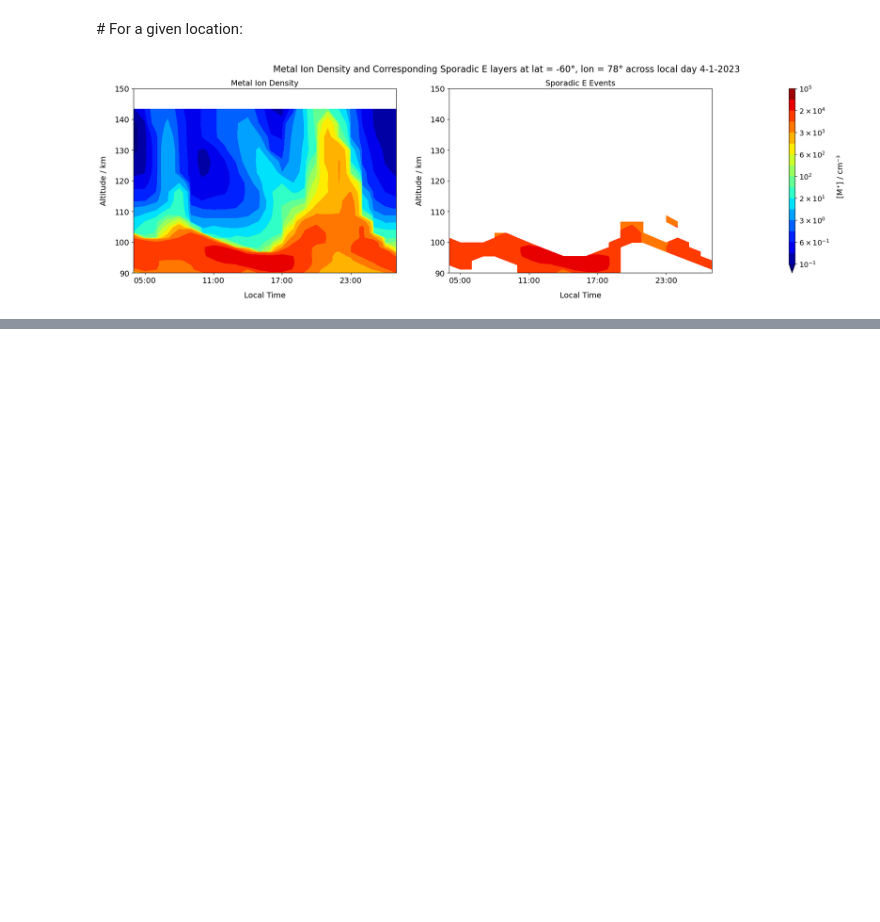
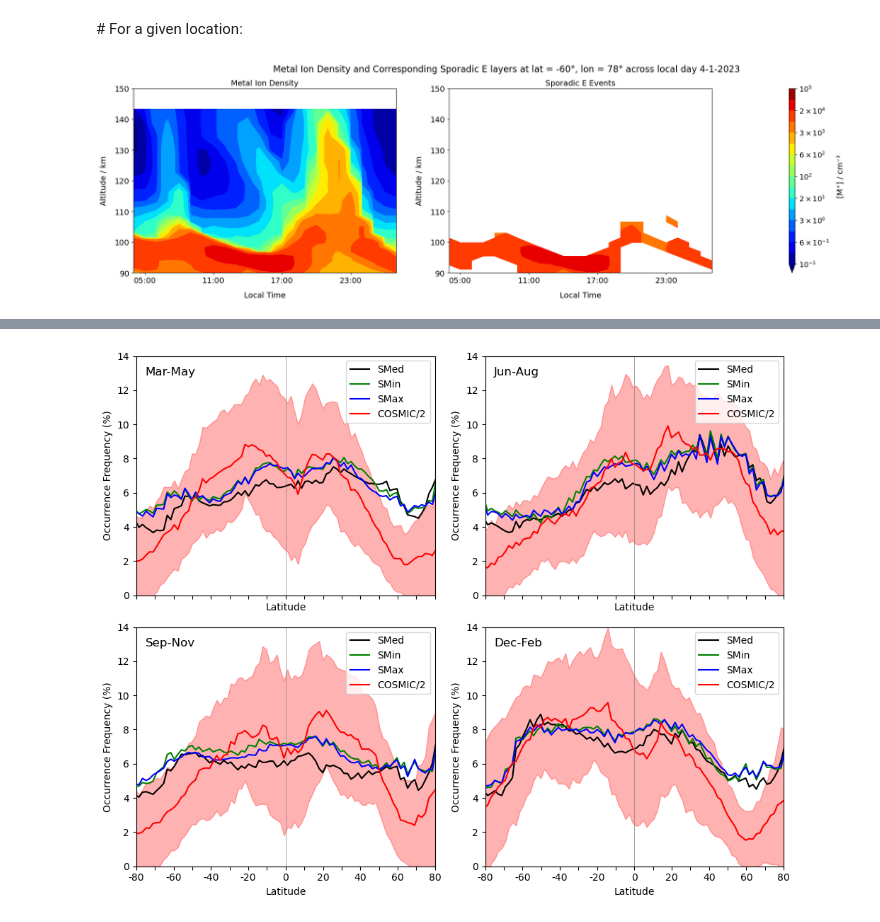
Before and after one commit to CharlieReyno/Sporadic-E-Project, a Jupyter notebook: WACCM_individual_plots.ipynb, the cells around one changed output, grey strips where cells are left out. Cells and saved outputs as stored; diff of their text form; code cells hidden in the pictures; blank space fills up the shorter version.

```diff
--- a/WACCM_individual_plots.ipynb
+++ b/WACCM_individual_plots.ipynb
@@ -221,0 +722,2 @@ plt.show()
+# %%
+fivedegbins = 0
@@ -221,0 +1154,81 @@ plt.show()
+# %%
+factor = 2  #factor to divide COSMIC data by for easier comparison
+# %%
+#======================================
+# Using COSMIC data on lat-(lon) grid
+#======================================
+
+fig, axes = plt.subplots(nrows=2, ncols=2, figsize=(10, 8), sharex=True)
+
+# Plot WACCM data
+axes[0, 0].plot(lat, spr_SpEsns_Occ_Freq_lat , color='black', linestyle='solid', label='SMed')
+axes[0, 1].plot(lat, sum_SpEsns_Occ_Freq_lat , color='black', linestyle='solid', label='SMed')
+axes[1, 0].plot(lat, aut_SpEsns_Occ_Freq_lat , color='black', linestyle='solid', label='SMed')
+axes[1, 1].plot(lat, win_SpEsns_Occ_Freq_lat , color='black', linestyle='solid', label='SMed')
+
+# Plot WACCM data - SMin
+axes[0, 0].plot(lat, min_spr_SpEsns_Occ_Freq_lat , color='green', linestyle='solid', label='SMin')
+axes[0, 1].plot(lat, min_sum_SpEsns_Occ_Freq_lat , color='green', linestyle='solid', label='SMin')
+axes[1, 0].plot(lat, min_aut_SpEsns_Occ_Freq_lat , color='green', linestyle='solid', label='SMin')
+axes[1, 1].plot(lat, min_win_SpEsns_Occ_Freq_lat , color='green', linestyle='solid', label='SMin')
+
+# Plot WACCM data - SMax
+axes[0, 0].plot(lat, max_spr_SpEsns_Occ_Freq_lat , color='blue', linestyle='solid', label='SMax')
+axes[0, 1].plot(lat, max_sum_SpEsns_Occ_Freq_lat , color='blue', linestyle='solid', label='SMax')
+axes[1, 0].plot(lat, max_aut_SpEsns_Occ_Freq_lat , color='blue', linestyle='solid', label='SMax')
+axes[1, 1].plot(lat, max_win_SpEsns_Occ_Freq_lat , color='blue', linestyle='solid', label='SMax')
+
+
+# Plot COSMIC data with shaded error area
+axes[0, 0].plot(lat_spr_lon, ocfr_spr_lon_mean /factor, color='red', label=f'COSMIC/{factor}')
+axes[0, 1].plot(lat_sum_lon, ocfr_sum_lon_mean /factor, color='red', label=f'COSMIC/{factor}')
+axes[1, 0].plot(lat_aut_lon, ocfr_aut_lon_mean /factor, color='red', label=f'COSMIC/{factor}')
+axes[1, 1].plot(lat_win_lon, ocfr_win_lon_mean /factor, color='red', label=f'COSMIC/{factor}')
+
+# # Fill between upper and lower bounds of the error
+axes[0, 0].fill_between(lat_spr_lon, (ocfr_spr_lon_mean.values - spr_stdev_lat.values) / factor, (ocfr_spr_lon_mean.values + spr_stdev_lat.values) / factor, color='red', alpha=0.3)
+axes[0, 1].fill_between(lat_sum_lon, (ocfr_sum_lon_mean.values - sum_stdev_lat.values) / factor, (ocfr_sum_lon_mean.values + sum_stdev_lat.values) / factor, color='red', alpha=0.3)
+axes[1, 0].fill_between(lat_aut_lon, (ocfr_aut_lon_mean.values - aut_stdev_lat.values) / factor, (ocfr_aut_lon_mean.values + aut_stdev_lat.values) / factor, color='red', alpha=0.3)
+axes[1, 1].fill_between(lat_win_lon, (ocfr_win_lon_mean.values - win_stdev_lat.values) / factor, (ocfr_win_lon_mean.values + win_stdev_lat.values) / factor, color='red', alpha=0.3)
+
+
+ylim_min = 0
+ylim_max = 14
+
+
+for ax in axes.flatten():
+    ax.axvline(x=0, color='gray', linestyle='-', linewidth=0.5)
+    ax.set_xlim(-80, 80)
+    ax.set_xlabel('Latitude')
+    ax.set_ylabel('Occurrence Frequency (%)')
+
+    xticks = np.arange(-80, 81, 10)
+    xticklabels = ['' if i % 2 != 0 else str(tick) for i, tick in enumerate(xticks)]
+    ax.set_xticks(xticks)
+    ax.set_xticklabels(xticklabels)
+
+    ax.legend()
+    ax.set_ylim(ylim_min, ylim_max)
+
+for i, row in enumerate(axes):
+    for j, ax in enumerate(row):
+        label = ['Mar-May', 'Jun-Aug', 'Sep-Nov','Dec-Feb'][i * 2 + j]
+        ax.text(0.03, 0.92, label, transform=ax.transAxes, fontsize=12)
+
+axes[0, 0].legend(loc='upper right')
+axes[0, 1].legend(loc='upper right')
+axes[1, 0].legend(loc='upper right')
+axes[1, 1].legend(loc='upper right')
+
+plt.tight_layout()
+
+figname = None
+if fivedegbins == 1:
+    figname = f'{run_name}_Lat_5d_f-{factor}.png'
+else:
+    figname = f'{run_name}_Lat_f-{factor}.png'
+
+# plt.savefig(f'Figures/Solar_Comp/' + str(figname), dpi=400, bbox_inches='tight')
+plt.show()
+# %% [output]
+[figure, added]
```
Also changed, not shown: parts of 44 cells of this notebook.
